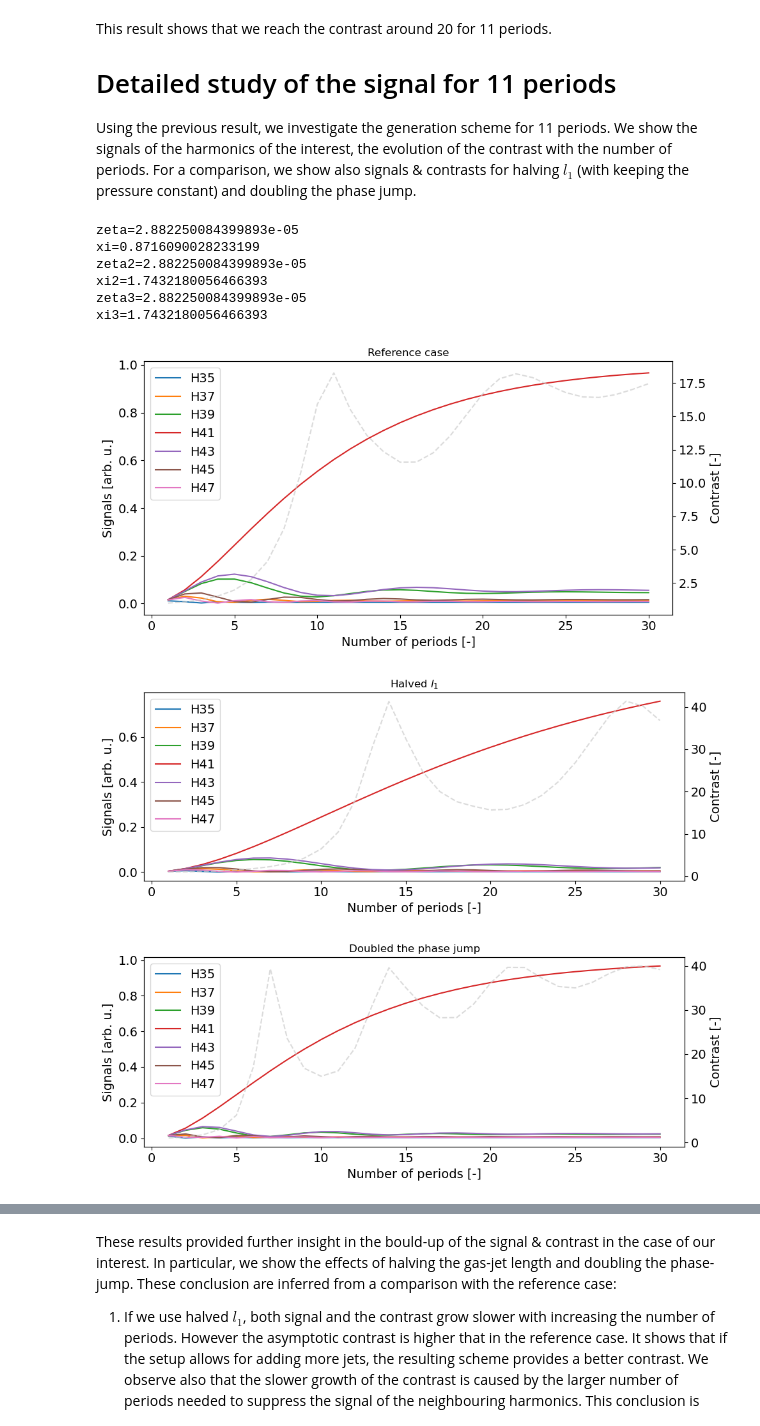
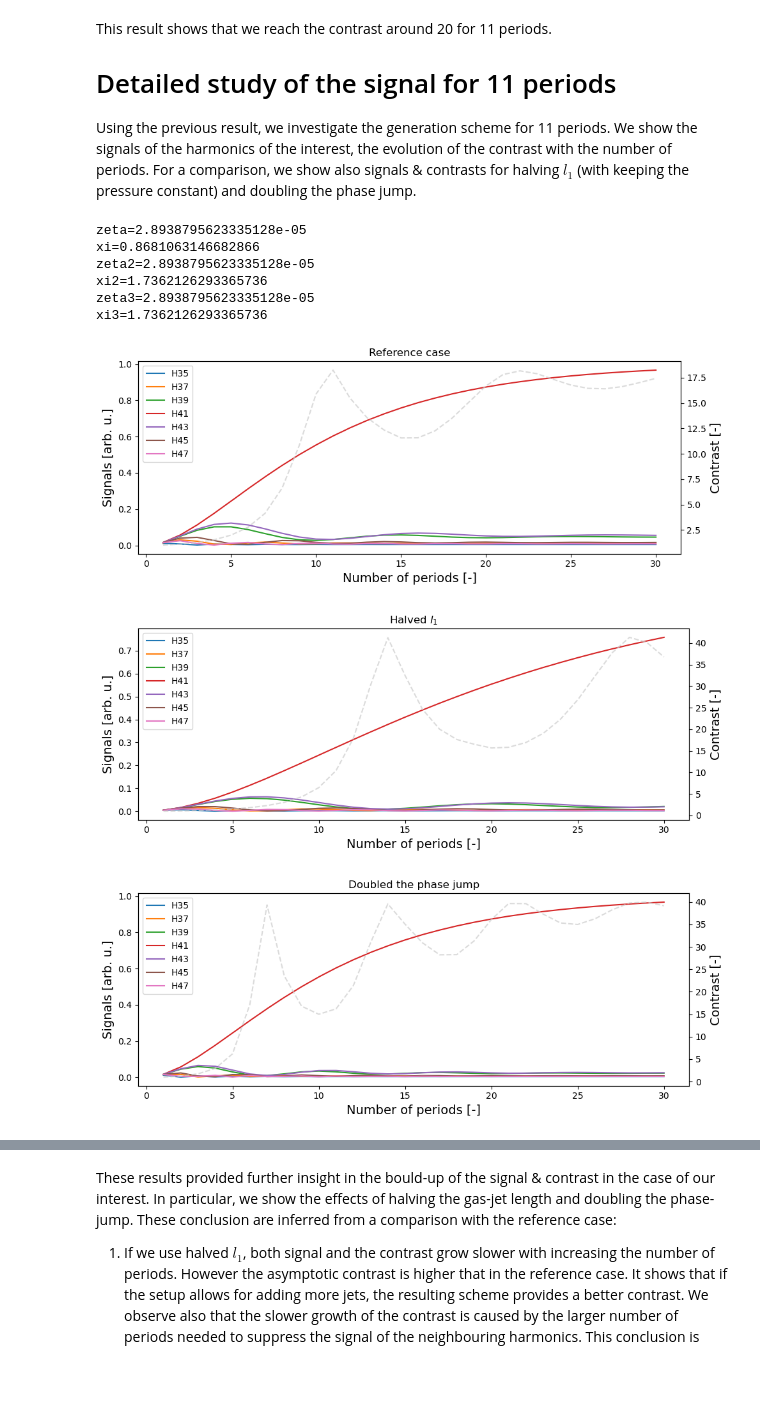
Before and after one commit to ofinke/Monochromatic-HHG-with-BG-beams, a Jupyter notebook: optimise_Ar_1030nm_H41_in_theta.ipynb, the cells around one changed output, grey strips where cells are left out. Cells and saved outputs as stored; diff of their text form; code cells hidden in the pictures; blank space fills up the shorter version.

```diff
--- a/optimise_Ar_1030nm_H41_in_theta.ipynb
+++ b/optimise_Ar_1030nm_H41_in_theta.ipynb
@@ -97,7 +99,7 @@ for k1 in range(len(M_grid)):
     pressure_grid[k1] = sp.optimize.newton(L_abs_p_f, pressure_guess)
     # print(3*XUV_char.L_abs(gas_type + '_' + XUV_table_type_absorption, Horder_init*omegaSI, pressure_grid[k1]))
     zeta_opt[k1] = XUV_sig.zeta_single_segment(pressure_grid[k1], H_opt, eta_gen, parameters)
-    xi_opt[k1] = XUV_sig.xi_calc_pm(-delta_phi,pressure_grid[k1], l1, zeta_opt[k1], eta_gen, H_opt, parameters)
+    xi_opt[k1] = XUV_sig.xi_calc_pm(delta_phi,pressure_grid[k1], l1, zeta_opt[k1], eta_gen, H_opt, parameters)
     signal_list.append(
         [XUV_sig.periodic_medium_signal(pressure_grid[k1], zeta_opt[k1], l1, xi_opt[k1], eta_gen, H_calc, M_grid[k1], parameters)[1] for H_calc in H_interest]
         )
@@ -109,7 +111,6 @@ fig, ax = plt.subplots(figsize=(10,4))
 ax.set_xlabel("Number of periods [-]", fontsize=14)
 ax.set_ylabel("Contrast [-]", fontsize=14)
 ax.semilogy(M_grid, contrasts)
-ax.tick_params(axis="both", labelsize=14)
 
 ax.set_title(r'Contrast while keeping $Ml_1 = 3L_{\mathrm{abs}}$')
 
@@ -132,19 +133,19 @@ L_abs_p_f = lambda p: M_3Labs*l1 - L_abs_factor*XUV_index.L_abs(H_opt*omegaSI, p
 pressure = sp.optimize.newton(L_abs_p_f, pressure_guess)
 
 zeta_opt = XUV_sig.zeta_single_segment(pressure, H_opt, eta_gen, parameters)
-xi_opt = XUV_sig.xi_calc_pm(-delta_phi,pressure, l1, zeta_opt, eta_gen, H_opt, parameters)
+xi_opt = XUV_sig.xi_calc_pm(delta_phi,pressure, l1, zeta_opt, eta_gen, H_opt, parameters)
 print('zeta='+str(zeta_opt))
 print('xi='+str(xi_opt))
 
 # halving pressure
 zeta_opt2 = XUV_sig.zeta_single_segment(pressure, H_opt, eta_gen, parameters)
-xi_opt2 = XUV_sig.xi_calc_pm(-delta_phi,pressure, 0.5*l1, zeta_opt, eta_gen, H_opt, parameters)
+xi_opt2 = XUV_sig.xi_calc_pm(delta_phi,pressure, 0.5*l1, zeta_opt, eta_gen, H_opt, parameters)
 print('zeta2='+str(zeta_opt2))
 print('xi2='+str(xi_opt2))
 
 # doubling the jump
 zeta_opt3 = XUV_sig.zeta_single_segment(pressure, H_opt, eta_gen, parameters)
-xi_opt3 = XUV_sig.xi_calc_pm(-2.*delta_phi,pressure, l1, zeta_opt, eta_gen, H_opt, parameters)
+xi_opt3 = XUV_sig.xi_calc_pm(2.*delta_phi,pressure, l1, zeta_opt, eta_gen, H_opt, parameters)
 print('zeta3='+str(zeta_opt3))
 print('xi3='+str(xi_opt3))
 
@@ -156,88 +157,78 @@ signal_list3 = [XUV_sig.periodic_medium_signal(pressure, zeta_opt3, l1, xi_opt3,
 
 # plot signals
 sig_norm = asymptotic_signal(pressure,H_opt*omegaSI)
-fig, ax = plt.subplots(figsize=(10,5))
+fig, ax = plt.subplots(figsize=(10,4))
 ax.set_xlabel("Number of periods [-]", fontsize=14)
 ax.set_ylabel("Signals [arb. u.]", fontsize=14)
-ax.tick_params(axis="both", labelsize=14)
 for k1 in range(len(H_interest)):
     ax.plot(M_grid, signal_list[k1]/sig_norm, label= r"H"+str(H_interest[k1]))
 
 ax_right = ax.twinx()
 ax_right.set_ylabel("Contrast [-]", fontsize=14)
-ax_right.tick_params(axis="both", labelsize=14)
 ax_right.plot(M_grid, XUV_sig.monochrom_function(H_interest, signal_list, H_opt, H_compare, metric='max'), color='0.8', linestyle='--', alpha=0.7)
 
-ax.legend(fontsize=14)
+ax.legend()
 ax.set_title("Reference case")
 
 plt.tight_layout()
-# plt.savefig("reference_case.png", dpi=600)
 # fig.savefig('Reference_case.pdf')
 plt.show()
 
 fig, ax = plt.subplots(figsize=(10,4))
 ax.set_xlabel("Number of periods [-]", fontsize=14)
 ax.set_ylabel("Signals [arb. u.]", fontsize=14)
-ax.tick_params(axis="both", labelsize=14)
 for k1 in range(len(H_interest)):
     ax.plot(M_grid, signal_list2[k1]/sig_norm, label= r"H"+str(H_interest[k1]))
 
 ax_right = ax.twinx()
 ax_right.set_ylabel("Contrast [-]", fontsize=14)
-ax_right.tick_params(axis="both", labelsize=14)
 ax_right.plot(M_grid, XUV_sig.monochrom_function(H_interest, signal_list2, H_opt, H_compare, metric='max'), color='0.8', linestyle='--', alpha=0.7)
 
-ax.legend(fontsize=14)
+ax.legend()
 
 ax.set_title(r"Halved $l_1$")
 
 plt.tight_layout()
-plt.savefig("fig 5 l1 halved A", dpi=600)
 # fig.savefig('l1_halved.pdf')
 plt.show()
 
 fig, ax = plt.subplots(figsize=(10,4))
 ax.set_xlabel("Number of periods [-]", fontsize=14)
 ax.set_ylabel("Signals [arb. u.]", fontsize=14)
-ax.tick_params(axis="both", labelsize=14)
 for k1 in range(len(H_interest)):
     ax.plot(M_grid, signal_list3[k1]/sig_norm, label= r"H"+str(H_interest[k1]))
 
 ax_right = ax.twinx()
 ax_right.set_ylabel("Contrast [-]", fontsize=14)
-ax_right.tick_params(axis="both", labelsize=14)
 ax_right.plot(M_grid, XUV_sig.monochrom_function(H_interest, signal_list3, H_opt, H_compare, metric='max'), color='0.8', linestyle='--', alpha=0.7)
 
-ax.legend(fontsize=14)
+ax.legend()
 ax.set_title("Doubled the phase jump")
 
 plt.tight_layout()
-plt.savefig("fig 5 Phase-jump_doubled B", dpi=600)
 # fig.savefig('Phase-jump_doubled.pdf')
 plt.show()
 
 
 # contrasts
 fig, ax = plt.subplots(figsize=(10,4))
 ax.set_xlabel("Number of periods [-]", fontsize=14)
 ax.set_ylabel("Contrast [-]", fontsize=14)
-ax.tick_params(axis="both", labelsize=14)
 ax.semilogy(M_grid, XUV_sig.monochrom_function(H_interest, signal_list, H_opt, H_compare, metric='max'), label = 'Reference case')
 ax.semilogy(M_grid, XUV_sig.monochrom_function(H_interest, signal_list2, H_opt, H_compare, metric='max'), label = r"Halved $l_1$")
 ax.semilogy(M_grid, XUV_sig.monochrom_function(H_interest, signal_list3, H_opt, H_compare, metric='max'), label = "Doubled the phase jump")
-plt.legend(fontsize=14)
+plt.legend()
 
 plt.tight_layout()
 # fig.savefig('Contrasts_comparisons.pdf')
 plt.show()
 # %% [output]
-zeta=2.882250084399893e-05
-xi=0.8716090028233199
-zeta2=2.882250084399893e-05
-xi2=1.7432180056466393
-zeta3=2.882250084399893e-05
-xi3=1.7432180056466393
+zeta=2.8938795623335128e-05
+xi=0.8681063146682866
+zeta2=2.8938795623335128e-05
+xi2=1.7362126293365736
+zeta3=2.8938795623335128e-05
+xi3=1.7362126293365736
-[figure, old version]
+[figure, new version]
-[figure, old version]
+[figure, new version]
-[figure, old version]
+[figure, new version]
```
Also changed, not shown: parts of 9 cells of this notebook, 11 other files.
